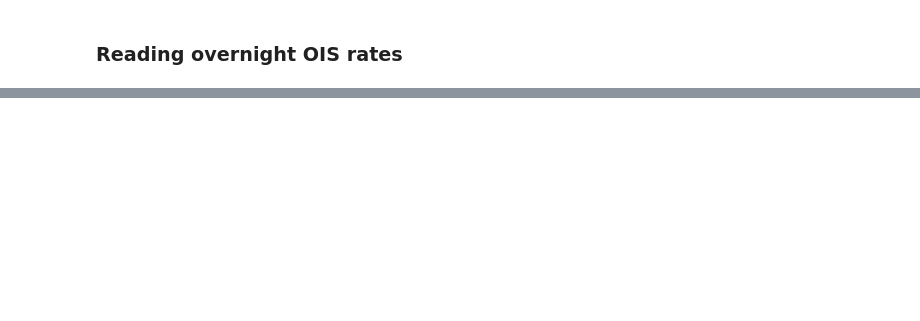
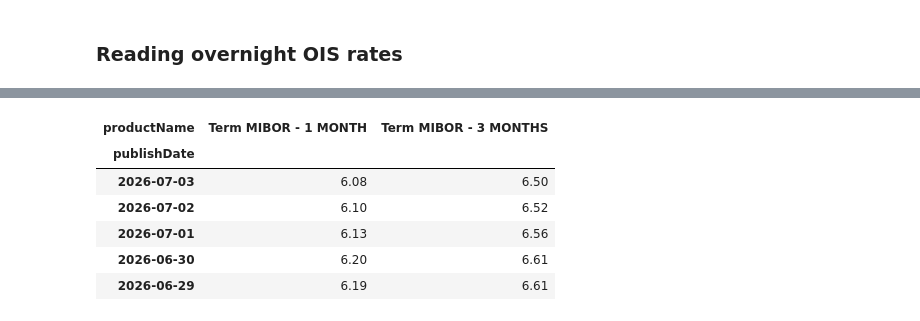
Before and after one commit to rajeeb504/IR-curve-bootstrapping, a Jupyter notebook: Interest_Rate_Curve.ipynb, the cells around one changed output, grey strips where cells are left out. Cells and saved outputs as stored; diff of their text form; code cells hidden in the pictures; blank space fills up the shorter version.

```diff
--- a/Interest_Rate_Curve.ipynb
+++ b/Interest_Rate_Curve.ipynb
@@ -88,0 +225,14 @@ on_MIBOR_df.drop(columns= ['productName'], inplace= True)
+# %%
+term_mibor_url = "https://www.fbil.org.in/wasdm/termmibor/fetchcommongraph/3M"
+
+term_mibor_df = get_Term_MIBOR(term_mibor_url)
+
+term_mibor_df.head()
+# %% [output]
+| productName | Term MIBOR - 1 MONTH | Term MIBOR - 3 MONTHS |
+| publishDate |  |  |
+| 2026-07-03 | 6.08 | 6.50 |
+| 2026-07-02 | 6.10 | 6.52 |
+| 2026-07-01 | 6.13 | 6.56 |
+| 2026-06-30 | 6.20 | 6.61 |
+| 2026-06-29 | 6.19 | 6.61 |
```
Also changed, not shown: parts of 12 cells of this notebook.
